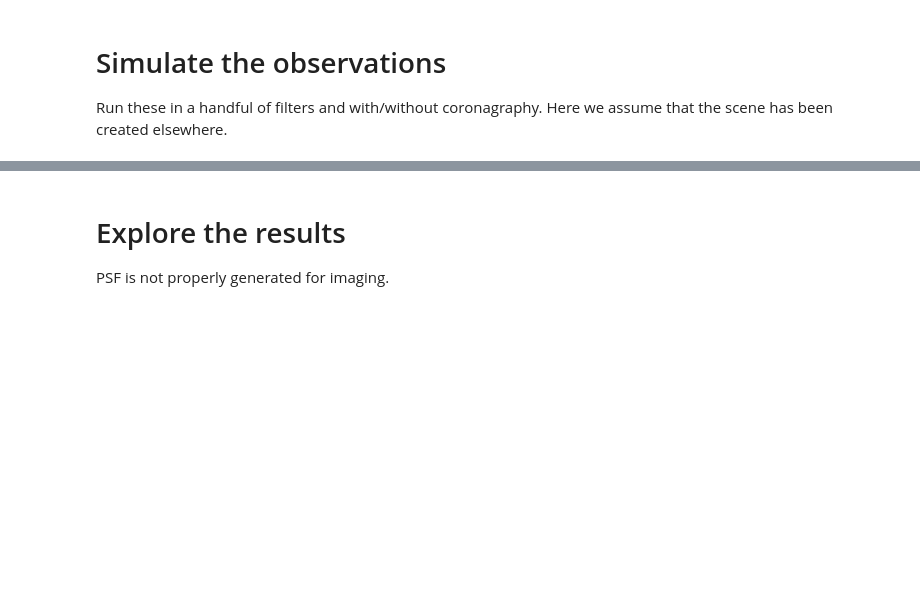
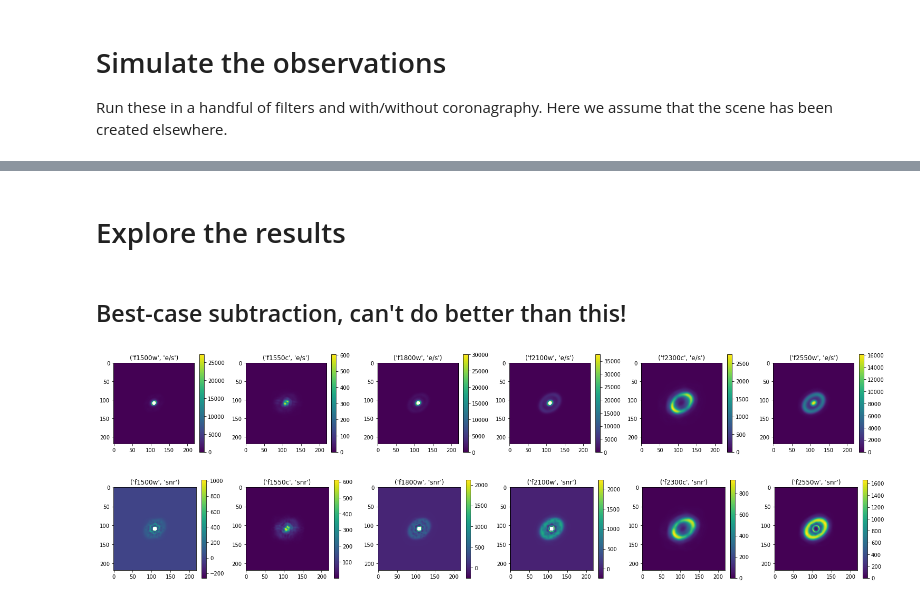
Before and after one commit to drgmk/pandeia-disks, a Jupyter notebook: notebooks/observe.ipynb, the cells around one changed output, grey strips where cells are left out. Cells and saved outputs as stored; diff of their text form; code cells hidden in the pictures; blank space fills up the shorter version.

```diff
--- a/notebooks/observe.ipynb
+++ b/notebooks/observe.ipynb
@@ -67,16 +89,34 @@ pc.scene.offset_scene(ref_scene,errx_ref,erry_ref)
+# %%
+# order scenes to match observing wavelengths above
+
+# idx = [1,1,2,3,4,5] # 1 belt
+idx = [7,7,8,9,10,11] # 2 belt
+# idx = [13,13,14,15,16,17] # 1 narrow
+
+# scene_file = dir + '1belt'
+scene_file = dir + '2belt'
+# scene_file = dir + '1narrow'
+
+targs = []
+refs = []
+for i in idx:
+    targs.append(targ_scenes[i])
+    refs.append(ref_scenes[i])
 # %%
 # make a list, one element per observation
 target = []
 targ_star = []
 ref_star = []
-for suba, aper, filt, tngrp, rngrp in zip(subarrays, apertures, filters, targ_ngrps, ref_ngrps):
+for suba, aper, filt, tngrp, rngrp, ta, re in zip(subarrays, apertures, filters, targ_ngrps, ref_ngrps, targs, refs):
 
     if aper == 'imager':
         targ = copy.deepcopy(img_base)
-        targ['configuration']['dynamic_image'] = True
-        targ['configuration']['scene_size'] = 15.0
     else:
         targ = copy.deepcopy(cor_base)
+
+    targ['configuration']['dynamic_scene'] = True
+    targ['configuration']['scene_size'] = 24.0
+    targ['configuration']['max_scene_size'] = 24.0
 
     # target
     targ['configuration']['detector']['subarray'] = suba
@@ -84,8 +124,8 @@ for suba, aper, filt, tngrp, rngrp in zip(subarrays, apertures, filters, targ_ng
     targ['configuration']['instrument']['filter'] = filt
     targ['configuration']['detector']['ngroup'] = tngrp
     targ['configuration']['detector']['nint'] = target_int / tngrp
-    targ['configuration']['detector']['readmode'] = 'fast'
-    targ['scene'] = copy.deepcopy(targ_scene)
+    targ['configuration']['detector']['readout_pattern'] = 'fast'
+    targ['scene'] = copy.deepcopy(ta)
 
     # target star by itself
     star = copy.deepcopy(targ)
@@ -95,7 +135,11 @@ for suba, aper, filt, tngrp, rngrp in zip(subarrays, apertures, filters, targ_ng
     ref = copy.deepcopy(targ)
     ref['configuration']['detector']['ngroup'] = rngrp
     ref['configuration']['detector']['nint'] = ref_int / rngrp
-    ref['scene'] = copy.deepcopy(ref_scene)
+    ref['scene'] = copy.deepcopy(re)
+
+    # also added to target as psf reference
+    targ['strategy']['psf_subtraction_source'] = ref_scene[0]
+    targ['strategy']['psf_subtraction_source']['id'] = targ['scene'][-1]['id']+1
 
     target.append(targ)
     targ_star.append(star)
@@ -119,6 +155,6 @@ def calculate_batch(calcfiles, nprocesses=None):
 # %%
 # do the calculation, gives quite a few warnings
-results = calculate_batch(target+targ_star+ref_star)
+results = pc.engine.calculate_batch(target+targ_star+ref_star)
 target_results = results[:len(target)]
 star_results = results[len(target):len(target)+len(targ_star)]
 ref_results = results[len(target)+len(targ_star):]
@@ -163,3 +287,13 @@ for t, s, r in zip(target_results, star_results, ref_results):
 # %% [markdown]
 # Explore the results
-PSF is not properly generated for imaging.
+# %% [markdown]
+## Best-case subtraction, can't do better than this!
+# %%
+# best-case subtracted images
+fig = pd.show_images(bestsub_slope, title=list(zip(filters,np.tile('e/s',len(filters)))))
+fig.savefig(scene_file+'-subbest.pdf')
+fig = pd.show_images(target_snr, sub=star_snr, title=list(zip(filters,np.tile('snr',len(filters)))))
+fig.savefig(scene_file+'-subbestsnr.pdf')
+# %% [output]
+[figure, added]
+[figure, added]
```
Also changed, not shown: parts of 31 cells of this notebook, 1 other file.
